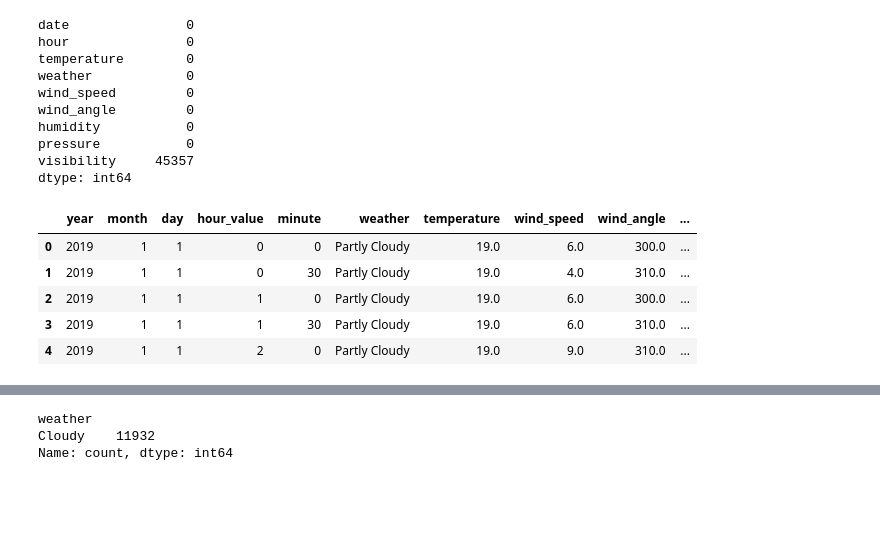
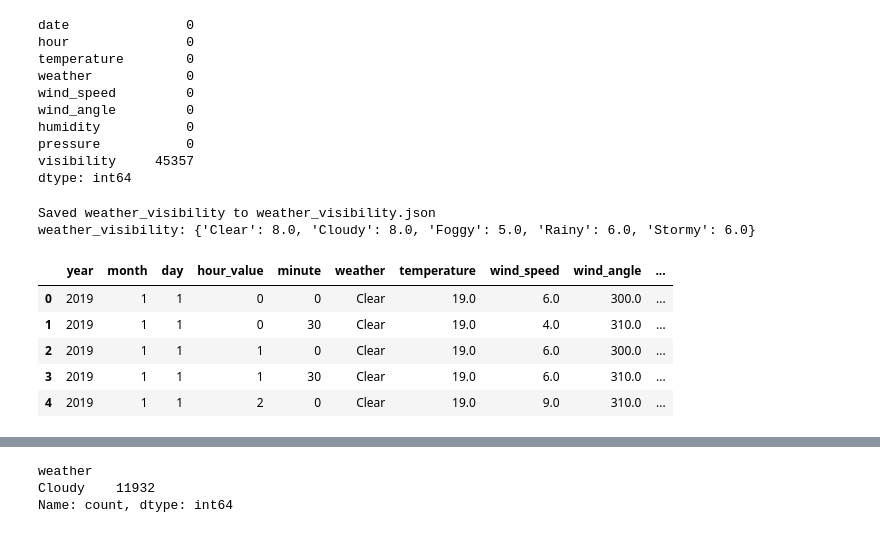
Before and after one commit to WinG-282k4/Weather-forecast, a Jupyter notebook: Clean_data_V2.ipynb, the cells around one changed output, grey strips where cells are left out. Saved outputs shown, nothing was run; the diff lists cells and outputs as text; code cells hidden in the pictures; blank space fills up the shorter version.

```diff
--- a/Clean_data_V2.ipynb
+++ b/Clean_data_V2.ipynb
@@ -12,7 +12,7 @@ def clean_hour(hour_str):
         return match.group(1) if match else hour_str
     return hour_str
 
-def preprocess(df, visibility_fill_value=None):
+def preprocess(df, weather_visibility=None):
     # Clean hour
     df['hour'] = df['hour'].apply(clean_hour)
 
@@ -33,15 +33,25 @@ def preprocess(df, visibility_fill_value=None):
     # Clean visibility
     df['visibility'] = pd.to_numeric(df['visibility'], errors='coerce')
 
-    if visibility_fill_value is not None:
-        df['visibility'] = df['visibility'].fillna(visibility_fill_value)
+    # Calculate median visibility by weather if not provided (for train set)
+    if weather_visibility is None:
+        weather_visibility = df.groupby('weather')['visibility'].median().to_dict()
+        default_visibility = df['visibility'].median()  # Default median for unknown weather
     else:
-        df['visibility'] = df['visibility'].fillna(method='ffill')
-        # Nếu muốn: df['visibility'] = df['visibility'].interpolate(method='linear')
+        default_visibility = 6.0  # Default median from train set analysis
 
-    return df
+    # Fill NaN in visibility based on weather
+    def fill_visibility(row):
+        if pd.isna(row['visibility']):
+            return weather_visibility.get(row['weather'], default_visibility)
+        return row['visibility']
+
+    df['visibility'] = df.apply(fill_visibility, axis=1)
+
+    return df, weather_visibility
 
 def simplify_weather(desc):
+
     desc = str(desc).lower()
 
     if any(keyword in desc for keyword in ["thunder", "storm", "lightning", "tornado", "hurricane"]):
@@ -53,13 +63,10 @@ def simplify_weather(desc):
     elif any(keyword in desc for keyword in ["fog", "haze", "mist", "smoke"]):
         return "Foggy"
 
-    elif any(keyword in desc for keyword in ["partly cloudy", "low clouds", "passing clouds"]):
-        return "Partly Cloudy"
-
     elif any(keyword in desc for keyword in ["overcast", "broken clouds", "scattered clouds", "mostly cloudy","more clouds than sun"]):
         return "Cloudy"
 
-    elif any(keyword in desc for keyword in ["clear", "sunny", "hot", "warm", "mild", "passing clouds"]):
+    elif any(keyword in desc for keyword in ["clear", "sunny", "hot", "warm", "mild", "passing clouds","partly cloudy", "low clouds"]):
         return "Clear"
 
     else:
@@ -98,22 +105,28 @@ pressure           0
 visibility     45357
 dtype: int64
 # %%
-df_train = preprocess(df_train)
+import json
 
 # Đơn giản hóa mô tả thời tiết
 df_train['weather'] = df_train['weather'].apply(simplify_weather)
 
-# Ghi lại giá trị visibility fill từ tập train (dùng giá trị gần nhất không null cuối cùng)
-visibility_fill_value = df_train['visibility'].dropna().iloc[-1]
+df_train, weather_visibility = preprocess(df_train)
+# Lưu weather_visibility
+with open('weather_visibility.json', 'w') as f:
+    json.dump(weather_visibility, f, indent=4)
+print("Saved weather_visibility to weather_visibility.json")
+print("weather_visibility:", weather_visibility)
 
 # Lưu dữ liệu đã xử lý
 df_train = df_train[['year', 'month', 'day', 'hour_value', 'minute', 'weather', 'temperature',
                      'wind_speed', 'wind_angle', 'humidity', 'pressure', 'visibility']]
 df_train.head()
 # %% [output]
+Saved weather_visibility to weather_visibility.json
+weather_visibility: {'Clear': 8.0, 'Cloudy': 8.0, 'Foggy': 5.0, 'Rainy': 6.0, 'Stormy': 6.0}
 |  | year | month | day | hour_value | minute | weather | temperature | wind_speed | wind_angle | ... |
-| 0 | 2019 | 1 | 1 | 0 | 0 | Partly Cloudy | 19.0 | 6.0 | 300.0 | ... |
-| 1 | 2019 | 1 | 1 | 0 | 30 | Partly Cloudy | 19.0 | 4.0 | 310.0 | ... |
-| 2 | 2019 | 1 | 1 | 1 | 0 | Partly Cloudy | 19.0 | 6.0 | 300.0 | ... |
-| 3 | 2019 | 1 | 1 | 1 | 30 | Partly Cloudy | 19.0 | 6.0 | 310.0 | ... |
-| 4 | 2019 | 1 | 1 | 2 | 0 | Partly Cloudy | 19.0 | 9.0 | 310.0 | ... |
+| 0 | 2019 | 1 | 1 | 0 | 0 | Clear | 19.0 | 6.0 | 300.0 | ... |
+| 1 | 2019 | 1 | 1 | 0 | 30 | Clear | 19.0 | 4.0 | 310.0 | ... |
+| 2 | 2019 | 1 | 1 | 1 | 0 | Clear | 19.0 | 6.0 | 300.0 | ... |
+| 3 | 2019 | 1 | 1 | 1 | 30 | Clear | 19.0 | 6.0 | 310.0 | ... |
+| 4 | 2019 | 1 | 1 | 2 | 0 | Clear | 19.0 | 9.0 | 310.0 | ... |
```
Also changed, not shown: parts of 6 cells of this notebook, 2 other files.
